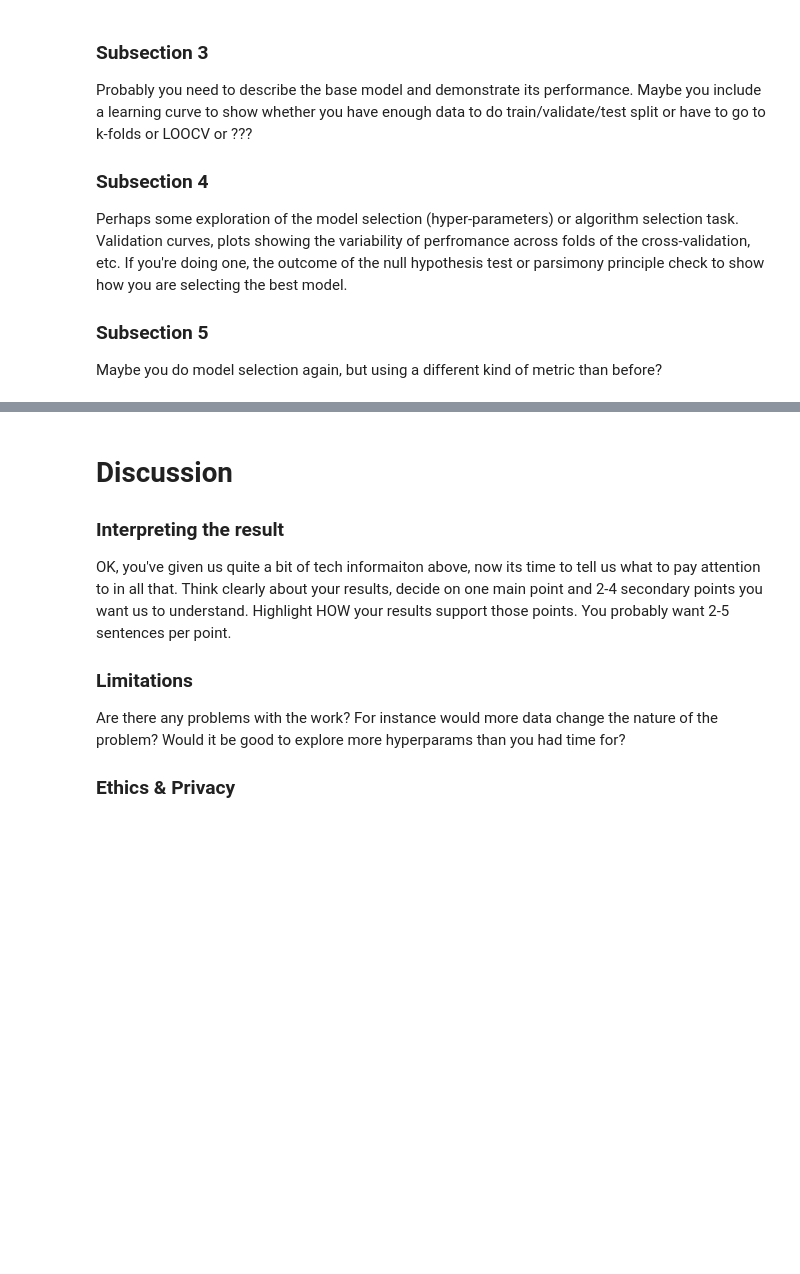
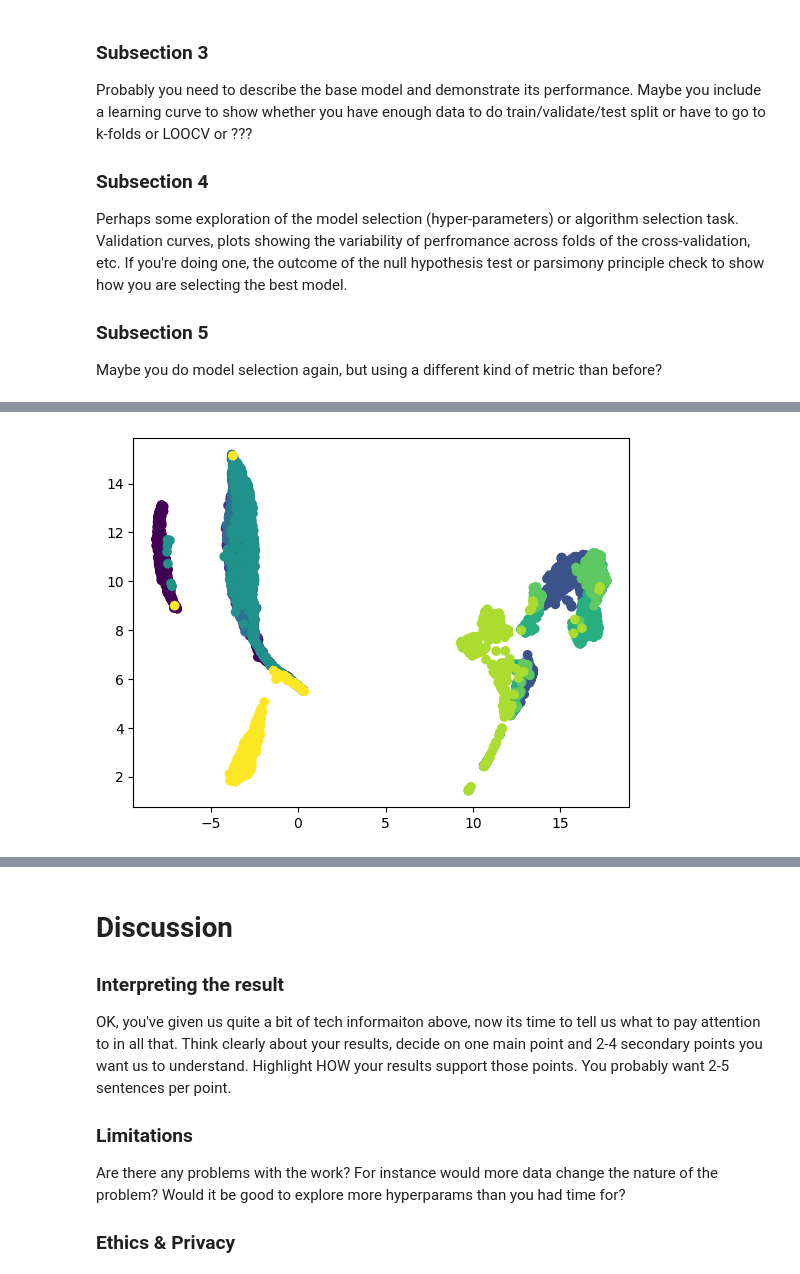
Before and after one commit to alexavndra/cogs_118b_project, a Jupyter notebook: FinalProject_groupXXX.ipynb, the cells around one changed output, grey strips where cells are left out. Cells and saved outputs as stored; diff of their text form; code cells hidden in the pictures; blank space fills up the shorter version.

```diff
--- a/FinalProject_groupXXX.ipynb
+++ b/FinalProject_groupXXX.ipynb
@@ -241,0 +273,7 @@ Maybe you do model selection again, but using a different kind of metric than be
+# %%
+umap10 = UMAP(min_dist=0.1, n_neighbors=10, metric="euclidean", random_state=1216)
+umap_data10 = umap10.fit_transform(X)
+plt.scatter(umap_data10[:, 0], umap_data10[:, 1], c=labels_encoded)
+plt.show()
+# %% [output]
+[figure, added]
```
Also changed, not shown: parts of 26 cells of this notebook.
